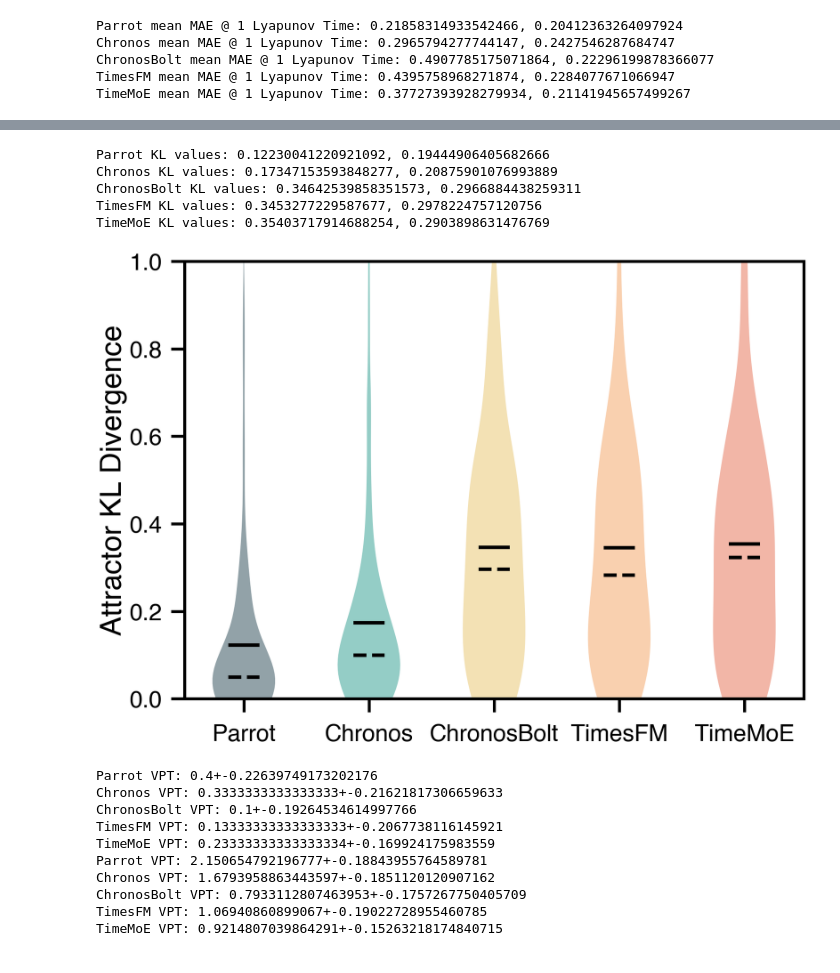
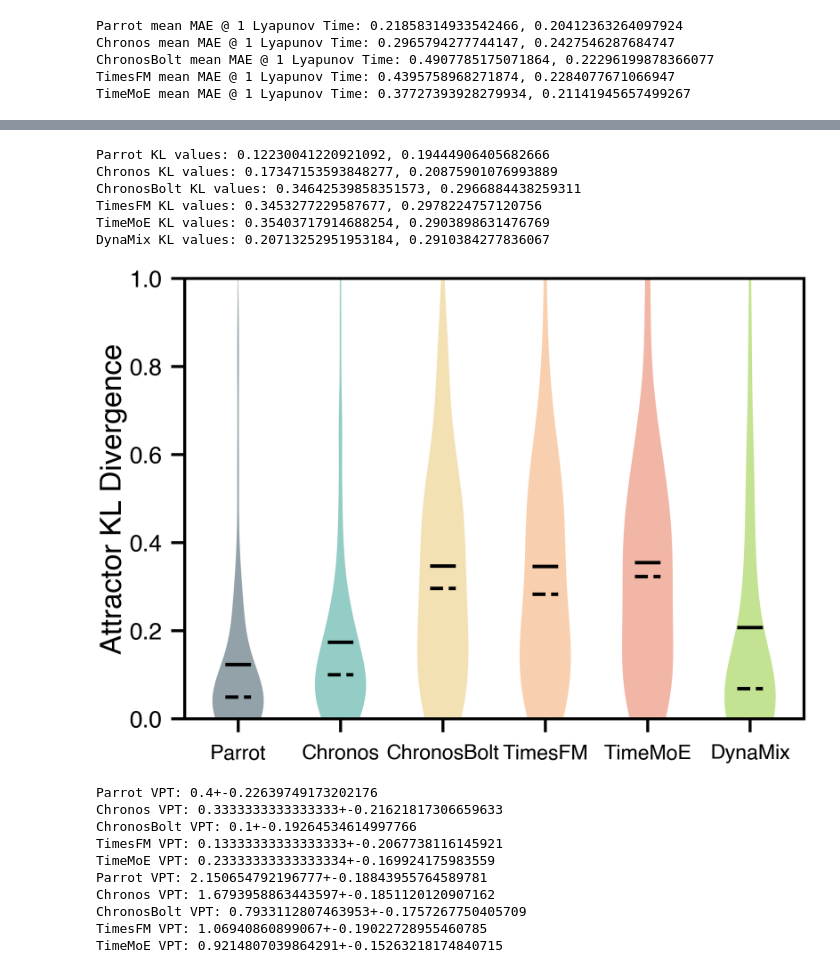
Before and after one commit to y-z-zhang/parroting, a Jupyter notebook: analysis/analysis_fixed_context_length.ipynb, the cells around one changed output, grey strips where cells are left out. Saved outputs shown, nothing was run; the diff lists cells and outputs as text; code cells hidden in the pictures.

Commit message:
Update to include DynaMix results

```diff
--- a/analysis/analysis_fixed_context_length.ipynb
+++ b/analysis/analysis_fixed_context_length.ipynb
@@ -106,6 +106,23 @@ average_mse = np.load(f'./Chronos_statistics/CL=512/granularity={granularity}_no
 median_mse = np.load(f'./Chronos_statistics/CL=512/granularity={granularity}_noise={noise}_median_mse.npy',allow_pickle='TRUE').item()
 average_mae = np.load(f'./Chronos_statistics/CL=512/granularity={granularity}_noise={noise}_average_mae.npy',allow_pickle='TRUE').item()
 median_mae = np.load(f'./Chronos_statistics/CL=512/granularity={granularity}_noise={noise}_median_mae.npy',allow_pickle='TRUE').item()
+# %%
+dynamix_average_vpt = np.load(f'./dynamix_statistics/average_vpt.npy',allow_pickle='TRUE').item()
+dynamix_median_vpt = np.load(f'./dynamix_statistics/median_vpt.npy',allow_pickle='TRUE').item()
+dynamix_average_smape = np.load(f'./dynamix_statistics/average_smape.npy',allow_pickle='TRUE').item()
+dynamix_median_smape = np.load(f'./dynamix_statistics/median_smape.npy',allow_pickle='TRUE').item()
+dynamix_average_cdim = np.load(f'./dynamix_statistics/average_cdim.npy',allow_pickle='TRUE').item()
+dynamix_median_cdim = np.load(f'./dynamix_statistics/median_cdim.npy',allow_pickle='TRUE').item()
+dynamix_average_kl = np.load(f'./dynamix_statistics/average_kl.npy',allow_pickle='TRUE').item()
+dynamix_median_kl = np.load(f'./dynamix_statistics/median_kl.npy',allow_pickle='TRUE').item()
+dynamix_average_vpt_2 = np.load(f'./dynamix_statistics/average_vpt_2.npy',allow_pickle='TRUE').item()
+dynamix_median_vpt_2 = np.load(f'./dynamix_statistics/median_vpt_2.npy',allow_pickle='TRUE').item()
+dynamix_average_smape_2 = np.load(f'./dynamix_statistics/average_smape_2.npy',allow_pickle='TRUE').item()
+dynamix_median_smape_2 = np.load(f'./dynamix_statistics/median_smape_2.npy',allow_pickle='TRUE').item()
+dynamix_average_mse = np.load(f'./dynamix_statistics/average_mse.npy',allow_pickle='TRUE').item()
+dynamix_median_mse = np.load(f'./dynamix_statistics/median_mse.npy',allow_pickle='TRUE').item()
+dynamix_average_mae = np.load(f'./dynamix_statistics/average_mae.npy',allow_pickle='TRUE').item()
+dynamix_median_mae = np.load(f'./dynamix_statistics/median_mae.npy',allow_pickle='TRUE').item()
 # %%
 ## set all fonts to Helvetica
 plt.rcParams["font.family"] = "Helvetica"
@@ -571,6 +604,15 @@ for (eq_name, ctx), arr in TimeMoE_median_cdim.items():
 scorr_val_med = spearmanr(all_cdim_pred_med, all_cdim_true_med).statistic
 plt.scatter(all_cdim_true_med, all_cdim_pred_med, color=colors[4], marker='8', s=150, alpha=.5, label=r'TimeMoE, $r = {:.2f}$'.format(scorr_val_med))
 
+all_cdim_pred_med = []
+all_cdim_true_med = []
+for (eq_name, ctx), arr in dynamix_median_cdim.items():
+  if ctx == context_length:
+    all_cdim_pred_med.append(arr[0])
+    all_cdim_true_med.append(arr[1])
+scorr_val_med = spearmanr(all_cdim_pred_med, all_cdim_true_med).statistic
+plt.scatter(all_cdim_true_med, all_cdim_pred_med, color=colors[5], marker='>', s=150, alpha=.5, label=r'DynaMix, $r = {:.2f}$'.format(scorr_val_med))
+
 plt.plot([0,3], [0,3], lw=3, ls='-', alpha=.5, color='gray')
 
 #plt.xscale('log')
@@ -598,6 +640,7 @@ Chronos_kl_values = [median_kl[(equation_name, context_length)] for equation_nam
 ChronosBolt_kl_values = [ChronosBolt_median_kl[(equation_name, context_length)] for equation_name, ctx in ChronosBolt_median_kl.keys() if ctx == context_length]
 TimesFM_kl_values = [TimesFM_median_kl[(equation_name, context_length)] for equation_name, ctx in TimesFM_median_kl.keys() if ctx == context_length]
 TimeMoE_kl_values = [TimeMoE_median_kl[(equation_name, context_length)] for equation_name, ctx in TimeMoE_median_kl.keys() if ctx == context_length]
+dynamix_kl_values = [dynamix_median_kl[(equation_name, context_length)] for equation_name, ctx in dynamix_median_kl.keys() if ctx == context_length]
 
 fig = plt.figure()
 ax = fig.add_subplot(111)
@@ -624,51 +667,54 @@ Chronos_kl_values = [v for v in Chronos_kl_values if not np.isnan(v)]
 ChronosBolt_kl_values = [v for v in ChronosBolt_kl_values if not np.isnan(v)]
 TimesFM_kl_values = [v for v in TimesFM_kl_values if not np.isnan(v)]
 TimeMoE_kl_values = [v for v in TimeMoE_kl_values if not np.isnan(v)]
+dynamix_kl_values = [v for v in dynamix_kl_values if not np.isnan(v)]
 
 print(f"Parrot KL values: {np.mean(Parrot_kl_values)}, {np.std(Parrot_kl_values)}")
 print(f"Chronos KL values: {np.mean(Chronos_kl_values)}, {np.std(Chronos_kl_values)}")
 print(f"ChronosBolt KL values: {np.mean(ChronosBolt_kl_values)}, {np.std(ChronosBolt_kl_values)}")
 print(f"TimesFM KL values: {np.mean(TimesFM_kl_values)}, {np.std(TimesFM_kl_values)}")
 print(f"TimeMoE KL values: {np.mean(TimeMoE_kl_values)}, {np.std(TimeMoE_kl_values)}")
+print(f"DynaMix KL values: {np.mean(dynamix_kl_values)}, {np.std(dynamix_kl_values)}")
 
 violin = ax.violinplot(
-    [Parrot_kl_values, Chronos_kl_values, ChronosBolt_kl_values, TimesFM_kl_values, TimeMoE_kl_values],
+    [Parrot_kl_values, Chronos_kl_values, ChronosBolt_kl_values, TimesFM_kl_values, TimeMoE_kl_values, dynamix_kl_values],
     showmeans=True, showmedians=True, showextrema=False
 )
 
 # Set mean lines to solid and median lines to dashed
 if 'cmeans' in violin and violin['cmeans'] is not None:
     violin['cmeans'].set_linestyle('-')
 if 'cmedians' in violin and violin['cmedians'] is not None:
     violin['cmedians'].set_linestyle('--')
 
-colors = ["#264653", "#2a9d8f", "#e9c46a", "#f4a261", "#e76f51"]
+colors = ["#264653", "#2a9d8f", "#e9c46a", "#f4a261", "#e76f51", "#8ac926", "#1982c4", "#6a4c93"]
 for i, body in enumerate(violin['bodies']):
     body.set_facecolor(colors[i])
     body.set_alpha(0.5)
 for partname in ('cbars', 'cmedians', 'cmeans', 'cmaxes', 'cmins'):
     vp = violin.get(partname)
     if vp is not None:
         vp.set_linewidth(6)
         vp.set_edgecolor('black')
 
 plt.ylim([0, 1])
 
-ax.set_xticks([1, 2, 3, 4, 5])
-ax.set_xticklabels(['Parrot', 'Chronos', 'ChronosBolt', 'TimesFM', 'TimeMoE'], fontsize=40)
+ax.set_xticks([1, 2, 3, 4, 5, 6])
+ax.set_xticklabels(['Parrot', 'Chronos', 'ChronosBolt', 'TimesFM', 'TimeMoE', 'DynaMix'], fontsize=35)
 
 plt.gca().tick_params(axis='y', pad=15, size=23, width=5)
 plt.gca().tick_params(axis='x', pad=20, size=23, width=5)
 
 fig.set_tight_layout(True)
 plt.savefig(f'kl_compare.pdf', bbox_inches='tight')
 # %% [output]
 Parrot KL values: 0.12230041220921092, 0.19444906405682666
 Chronos KL values: 0.17347153593848277, 0.20875901076993889
 ChronosBolt KL values: 0.34642539858351573, 0.2966884438259311
 TimesFM KL values: 0.3453277229587677, 0.2978224757120756
 TimeMoE KL values: 0.35403717914688254, 0.2903898631476769
+DynaMix KL values: 0.20713252951953184, 0.2910384277836067
-[figure, old version]
+[figure, new version]
 # %%
 context_length = 512
 Parrot_median_vpt_all = [Parrot_median_vpt[(equation_name, context_length)] for equation_name, ctx in Parrot_median_vpt.keys() if ctx == context_length]
```
Also changed, not shown: parts of 3 cells of this notebook, 13 other files.
